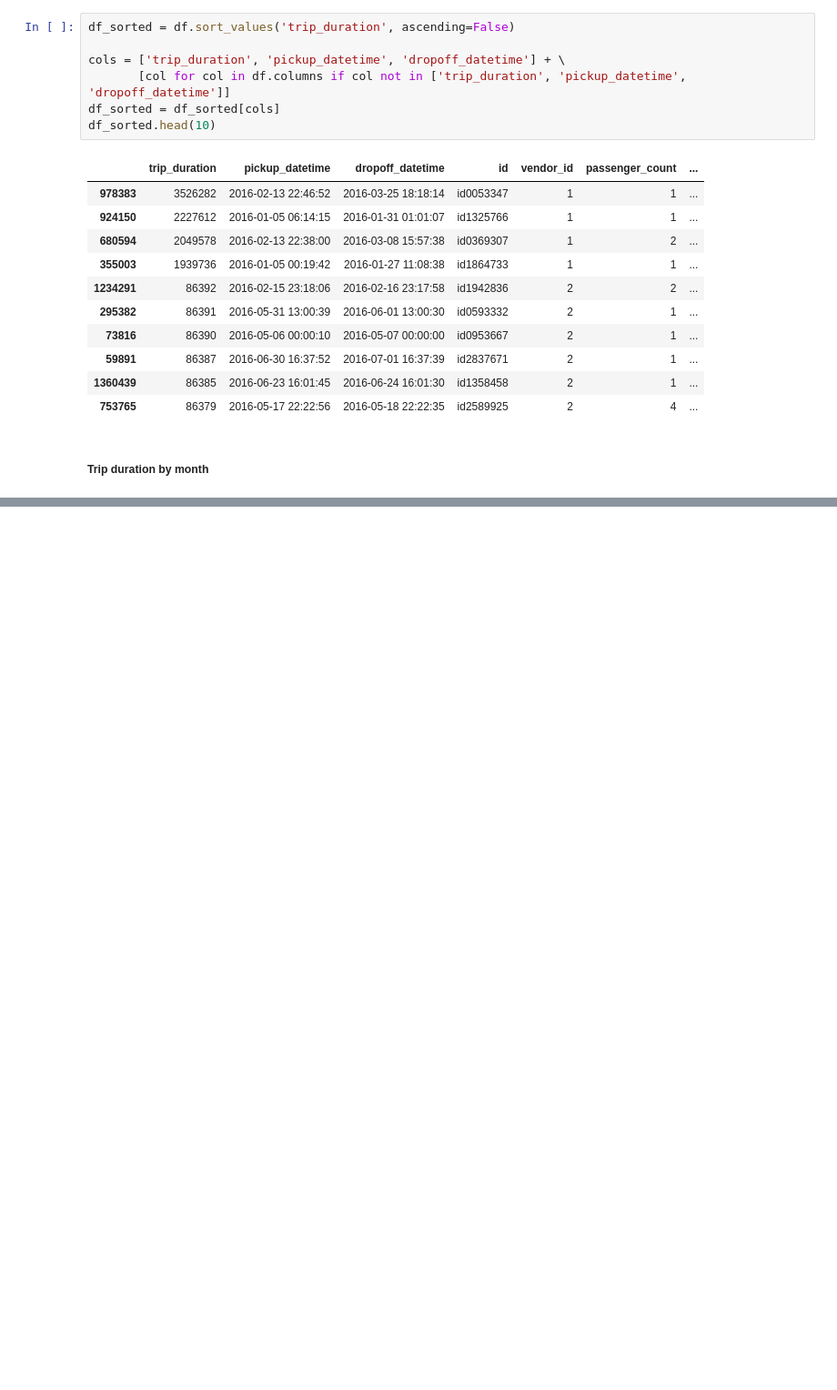
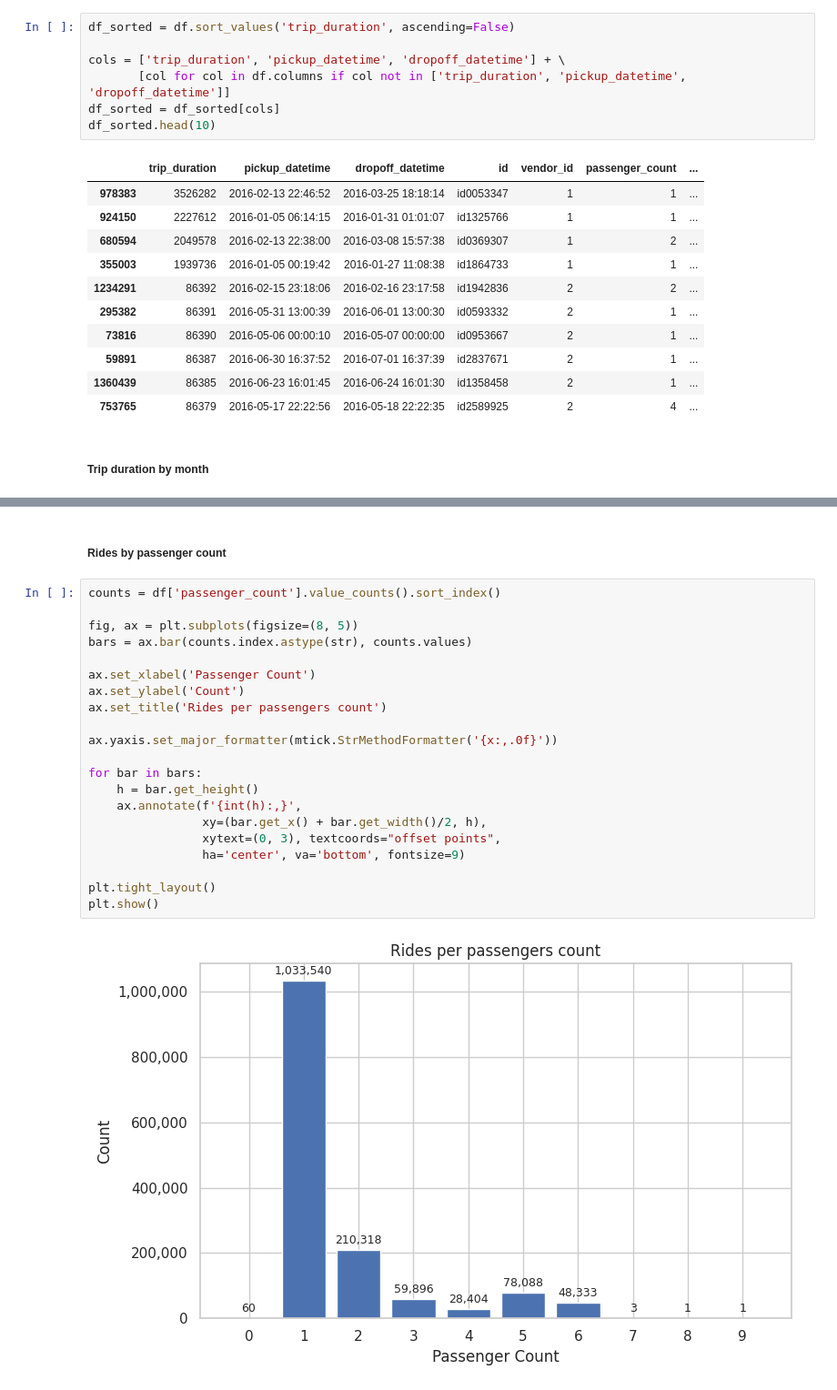
Before and after one commit to jasonwj96/kaggle-projects, a Jupyter notebook: notebooks/nyc-taxi-trip-duration/0_eda.ipynb, the cells around one changed output, grey strips where cells are left out. Shown at 91% size. Saved outputs shown, nothing was run; the diff lists cells and outputs as text; blank space fills up the shorter version.

```diff
--- a/notebooks/nyc-taxi-trip-duration/0_eda.ipynb
+++ b/notebooks/nyc-taxi-trip-duration/0_eda.ipynb
@@ -275,0 +273,25 @@ plt.show()
+# %% [markdown]
+##### Rides by passenger count
+# %%
+counts = df['passenger_count'].value_counts().sort_index()
+
+fig, ax = plt.subplots(figsize=(8, 5))
+bars = ax.bar(counts.index.astype(str), counts.values)
+
+ax.set_xlabel('Passenger Count')
+ax.set_ylabel('Count')
+ax.set_title('Rides per passengers count')
+
+ax.yaxis.set_major_formatter(mtick.StrMethodFormatter('{x:,.0f}'))
+
+for bar in bars:
+    h = bar.get_height()
+    ax.annotate(f'{int(h):,}',
+                xy=(bar.get_x() + bar.get_width()/2, h),
+                xytext=(0, 3), textcoords="offset points",
+                ha='center', va='bottom', fontsize=9)
+
+plt.tight_layout()
+plt.show()
+# %% [output]
+[figure, added]
```
Also changed, not shown: parts of 8 cells of this notebook.
